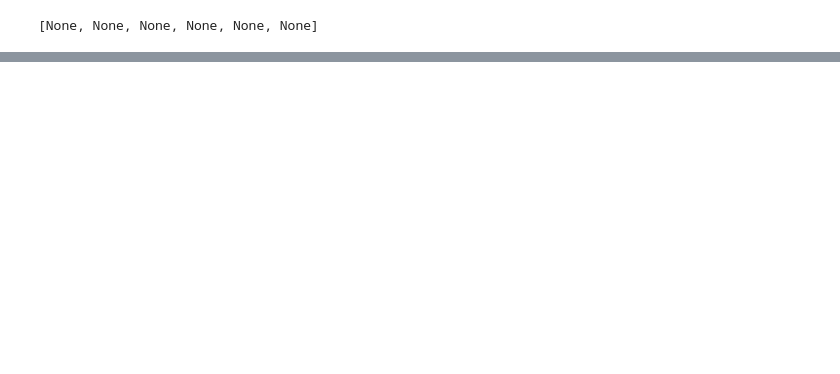
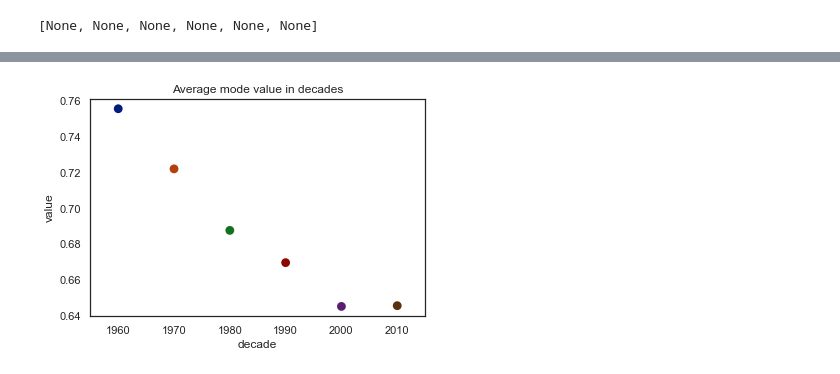
Before and after one commit to wsrtka/spotify_analysis, a Jupyter notebook: basic_analysis/compare_decades.ipynb, the cells around one changed output, grey strips where cells are left out. Drawn from its saved outputs; the diff is of its cells as text; code cells hidden in the pictures; blank space fills up the shorter version.

```diff
--- a/basic_analysis/compare_decades.ipynb
+++ b/basic_analysis/compare_decades.ipynb
@@ -207,0 +112,11 @@ for col in items:
+# %%
+df_melted = pd.melt(df_merged, id_vars=['decade'], value_vars=['mode'])
+df_mode = df_melted.groupby(['decade']).mean()
+df_mode['decade'] = df_mode.index
+
+g = sns.pointplot(data=df_mode, x='decade', y='value', palette="dark", alpha=.6, height=6)
+plt.title("Average mode value in decades")
+
+plt.show()
+# %% [output]
+[figure, added]
```
Also changed, not shown: parts of 5 cells of this notebook.
